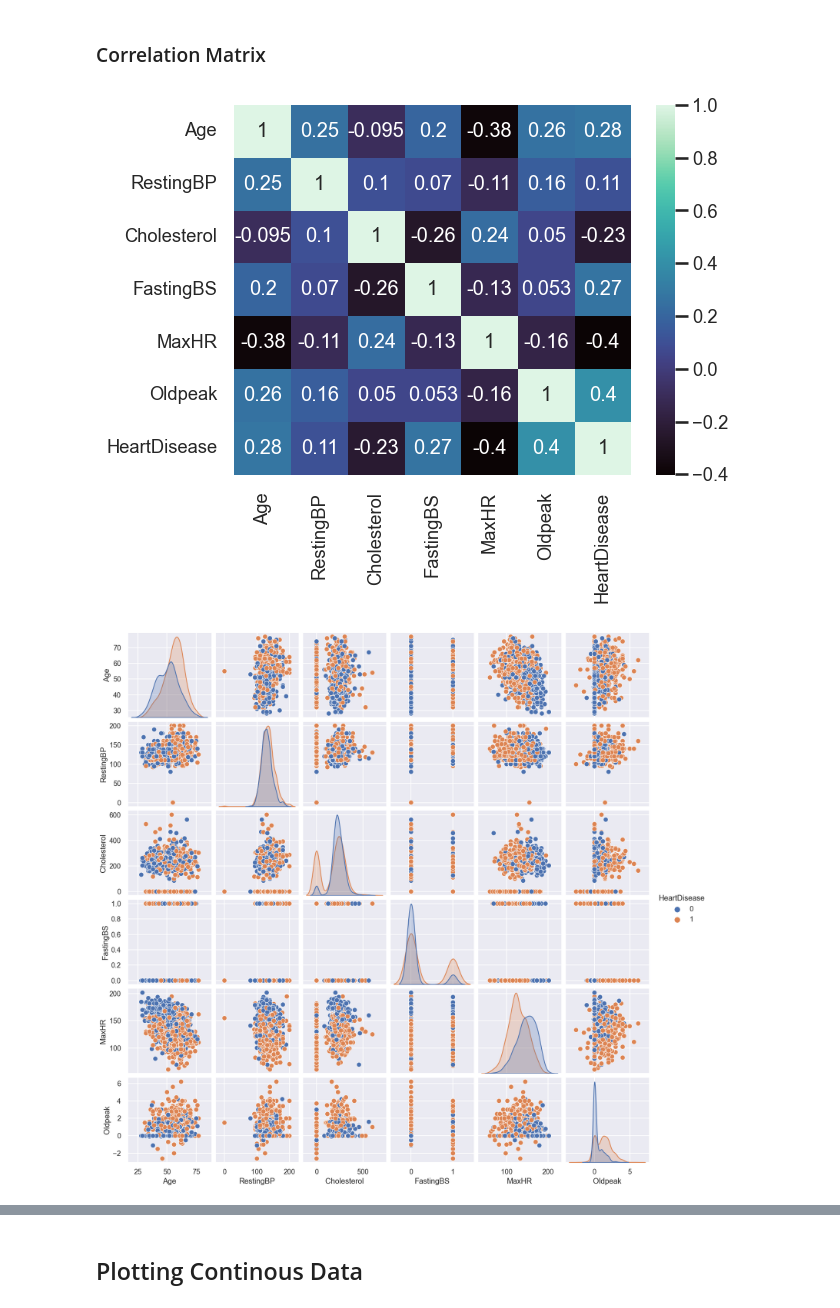
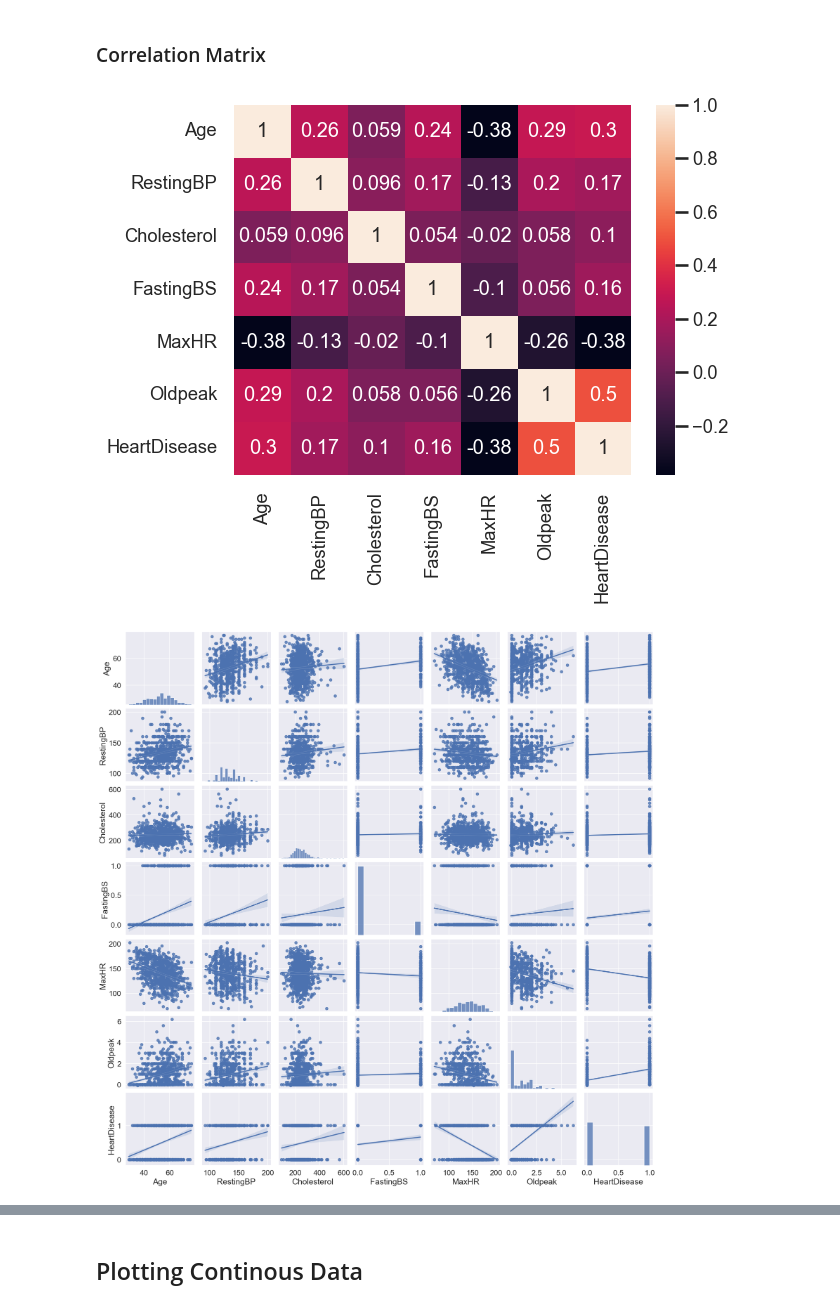
Before and after one commit to UzmaSayyeda/Heart-Disease-Analysis, a Jupyter notebook: heart_disease_analysis.ipynb, the cells around one changed output, grey strips where cells are left out. Saved outputs shown, nothing was run; the diff lists cells and outputs as text; code cells hidden in the pictures.

```diff
--- a/heart_disease_analysis.ipynb
+++ b/heart_disease_analysis.ipynb
@@ -59,3 +59,6 @@ dtype: int64
 df.duplicated().any()
 # %% [output]
 False
+# %%
+df["Cholesterol"].replace(0,np.nan,inplace=True)
+df.dropna(inplace=True)
@@ -120,13 +130,13 @@ Name: ChestPainType, dtype: int64
 ### Correlation Matrix
 # %%
 sns.set_theme(context="talk",font_scale=0.8)
-sns.heatmap(df.corr(),annot=True,cmap="mako")
+sns.heatmap(df.corr(),annot=True)
 plt.show()
 # %% [output]
-[figure, old version]
+[figure, new version]
 # %%
-sns.set_theme(context="talk",font_scale=0.8)
-sns.pairplot(df, hue='HeartDisease')
+sns.set_theme(context="notebook",font_scale=1.5)
+sns.pairplot(df, kind="reg")
 plt.show()
 # %% [output]
-[figure, old version]
+[figure, new version]
```
Also changed, not shown: parts of 53 cells of this notebook.
